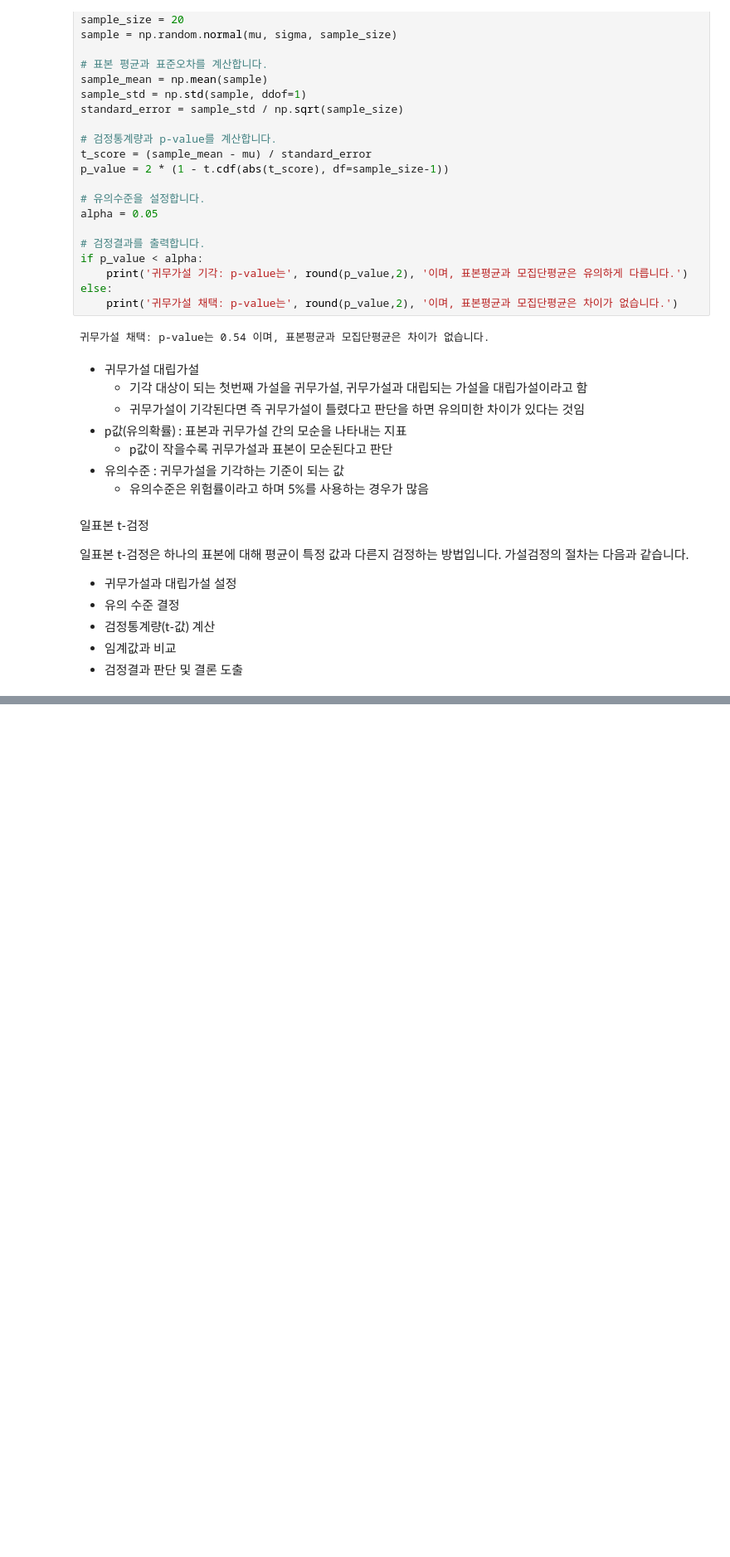
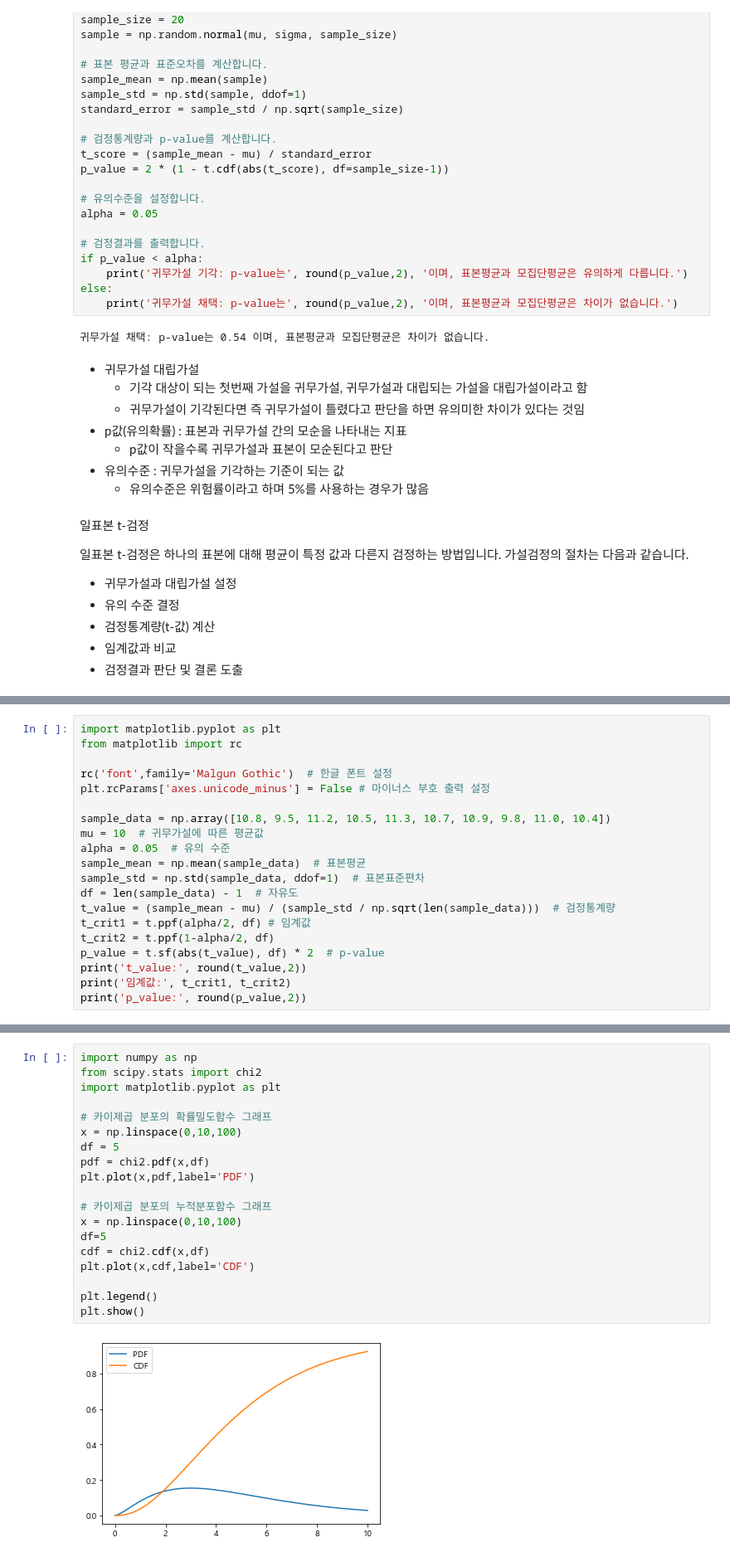
Before and after one commit to bnv20/kdt9, a Jupyter notebook: m3_통계수학/stat3_guide.ipynb, the cells around one changed output, grey strips where cells are left out. Shown at 83% size. Drawn from its saved outputs; the diff is of its cells as text; blank space fills up the shorter version.

```diff
--- a/m3_통계수학/stat3_guide.ipynb
+++ b/m3_통계수학/stat3_guide.ipynb
@@ -307,0 +303,20 @@ p-value: 0.009024007157468749
+# %%
+import matplotlib.pyplot as plt
+from matplotlib import rc
+
+rc('font',family='Malgun Gothic')  # 한글 폰트 설정
+plt.rcParams['axes.unicode_minus'] = False # 마이너스 부호 출력 설정
+
+sample_data = np.array([10.8, 9.5, 11.2, 10.5, 11.3, 10.7, 10.9, 9.8, 11.0, 10.4])
+mu = 10  # 귀무가설에 따른 평균값
+alpha = 0.05  # 유의 수준
+sample_mean = np.mean(sample_data)  # 표본평균
+sample_std = np.std(sample_data, ddof=1)  # 표본표준편차
+df = len(sample_data) - 1  # 자유도
+t_value = (sample_mean - mu) / (sample_std / np.sqrt(len(sample_data)))  # 검정통계량
+t_crit1 = t.ppf(alpha/2, df) # 임계값
+t_crit2 = t.ppf(1-alpha/2, df)
+p_value = t.sf(abs(t_value), df) * 2  # p-value
+print('t_value:', round(t_value,2))
+print('임계값:', t_crit1, t_crit2)
+print('p_value:', round(p_value,2))
@@ -307,0 +413,21 @@ p-value: 0.009024007157468749
+# %%
+import numpy as np
+from scipy.stats import chi2
+import matplotlib.pyplot as plt
+
+# 카이제곱 분포의 확률밀도함수 그래프
+x = np.linspace(0,10,100)
+df = 5
+pdf = chi2.pdf(x,df)
+plt.plot(x,pdf,label='PDF')
+
+# 카이제곱 분포의 누적분포함수 그래프
+x = np.linspace(0,10,100)
+df=5
+cdf = chi2.cdf(x,df)
+plt.plot(x,cdf,label='CDF')
+
+plt.legend()
+plt.show()
+# %% [output]
+[figure, added]
```
Also changed, not shown: parts of 31 cells of this notebook, 1 other file.
